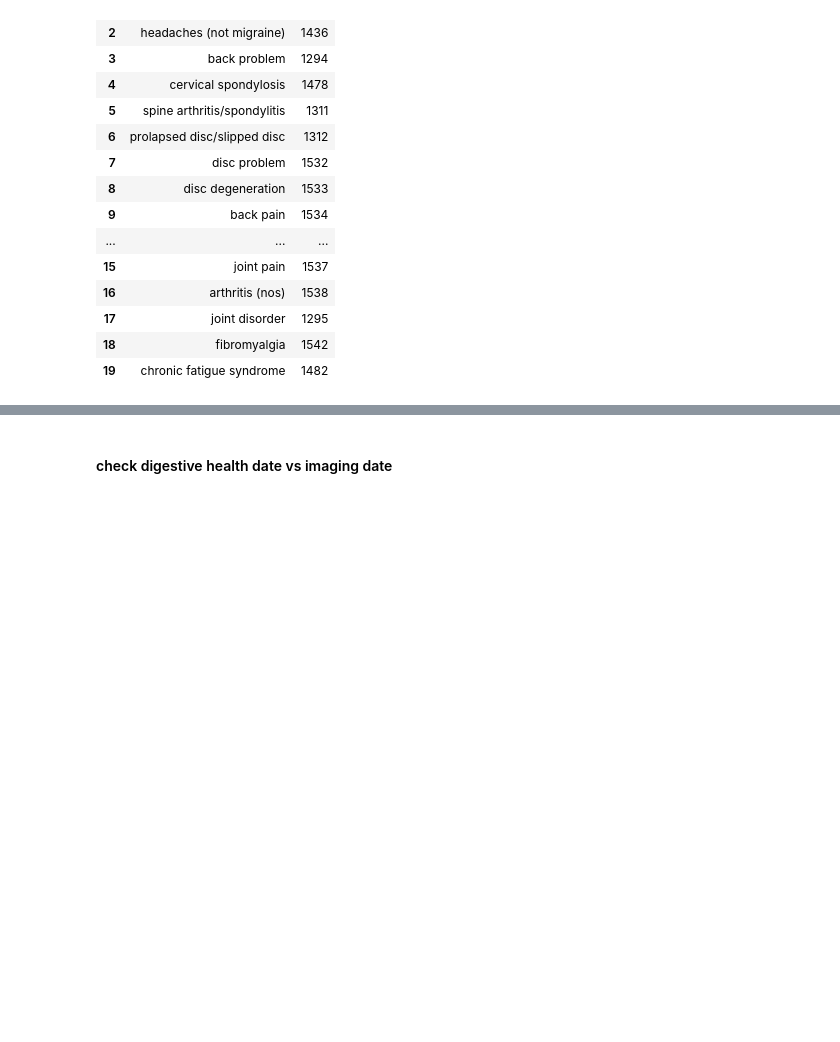
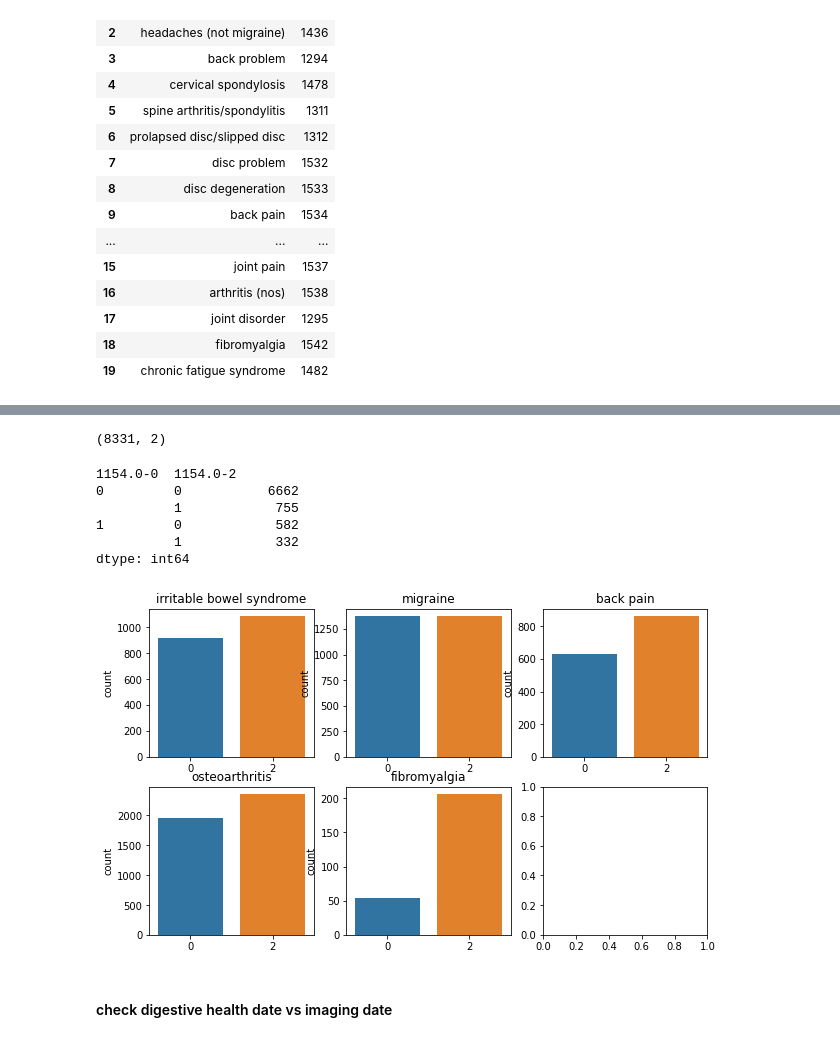
Before and after one commit to syzhang/bbk_pain, a Jupyter notebook: test_data.ipynb, the cells around one changed output, grey strips where cells are left out. Drawn from its saved outputs; the diff is of its cells as text; code cells hidden in the pictures; blank space fills up the shorter version.

```diff
--- a/test_data.ipynb
+++ b/test_data.ipynb
@@ -96,0 +120,2 @@ df_cond.head()
+# %%
+p_cols = [col for col in df_cond.columns if '41208' in col]
@@ -337,0 +378,5 @@ for i, r in df_disease.iterrows():
+# %%
+df_dgroup = pd.DataFrame({
+    'disease': ['irritable bowel syndrome','migraine','back pain', 'osteoarthritis', 'fibromyalgia'],
+    'code':[1154, 1265, [1294,1478,1311,1312,1532,1533,1534], 1465, 1542]
+})
@@ -338,3 +424,34 @@ for i, r in df_disease.iterrows():
+# %%
+# df_tmp = extract_disease(df_cond, [1294, 1478, 1311, 1312, 1532, 1533, 1534], visit=[0,2])
+df_tmp = extract_disease(df_cond, 1154, visit=[0,2])
+# df_tmp = extract_disease(df_cond, 1294, visit=[0,1,2,3])
+# %%
+df_tmp.shape
+# %% [output]
+(8331, 2)
+# %%
+df_tmp.value_counts()
+# %% [output]
+1154.0-0  1154.0-2
+0         0           6662
+          1            755
+1         0            582
+          1            332
+dtype: int64
+# %%
+# check data count
+f, axes = plt.subplots(2,int(np.ceil(df_dgroup.shape[0]/2)), figsize=(10, 6))#, sharey=True)
+c = 0
+visits = [0,2]
+for i, r in df_dgroup.iterrows():
+    df_tmp = extract_disease(df_cond, r['code'], visit=visits)
+    df_tmp.replace(0.0, np.nan, inplace=True) # keep pain only
+    g = sns.countplot(data=df_tmp, ax=axes.flat[c])
+    axes.flat[c].set_title(r['disease'])
+    axes.flat[c].set_xticklabels([str(i) for i in visits])
+    c += 1
+# %% [output]
+[figure, added]
 # %% [markdown]
 #### check digestive health date vs imaging date
 # %%
```
Also changed, not shown: parts of 19 cells of this notebook, 3 other files.
